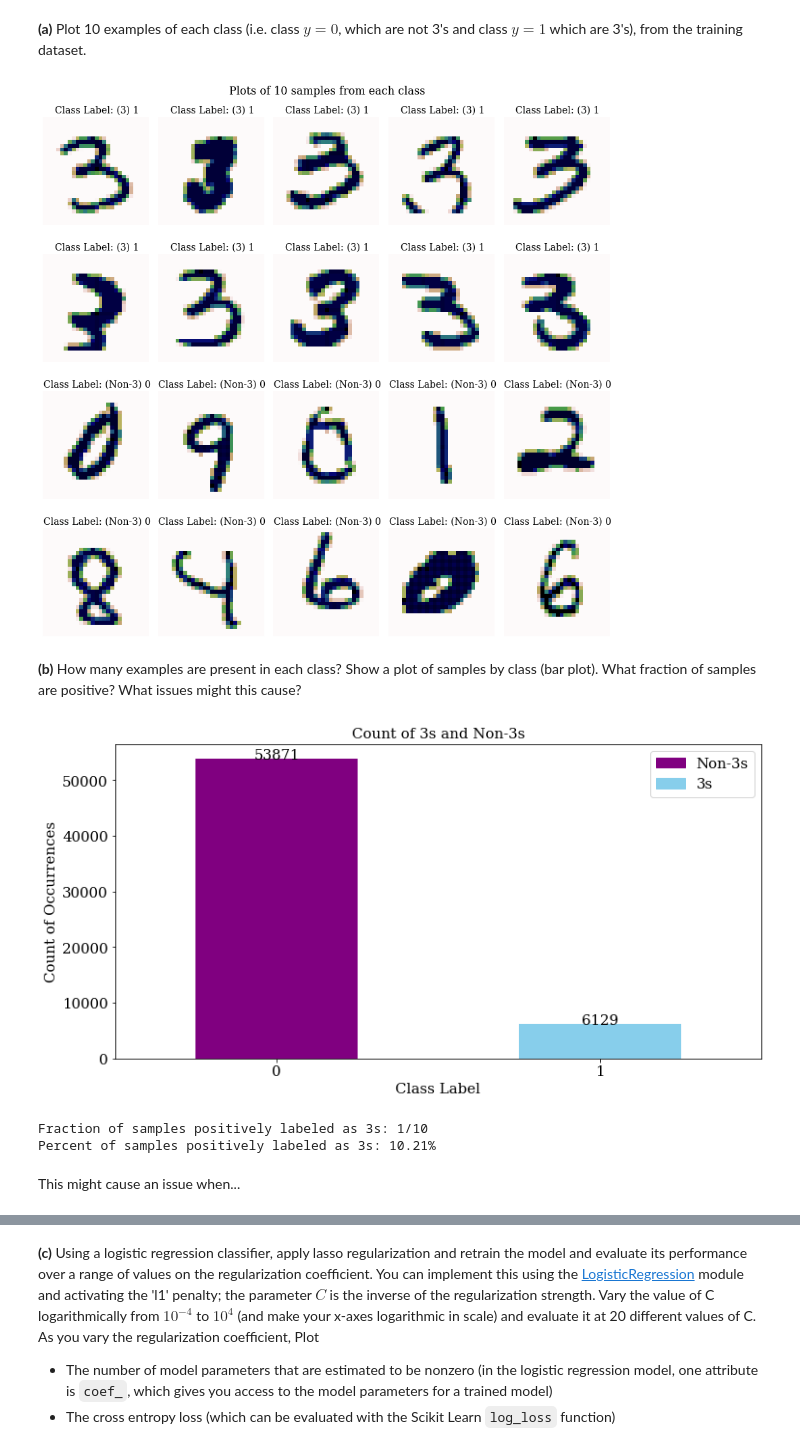
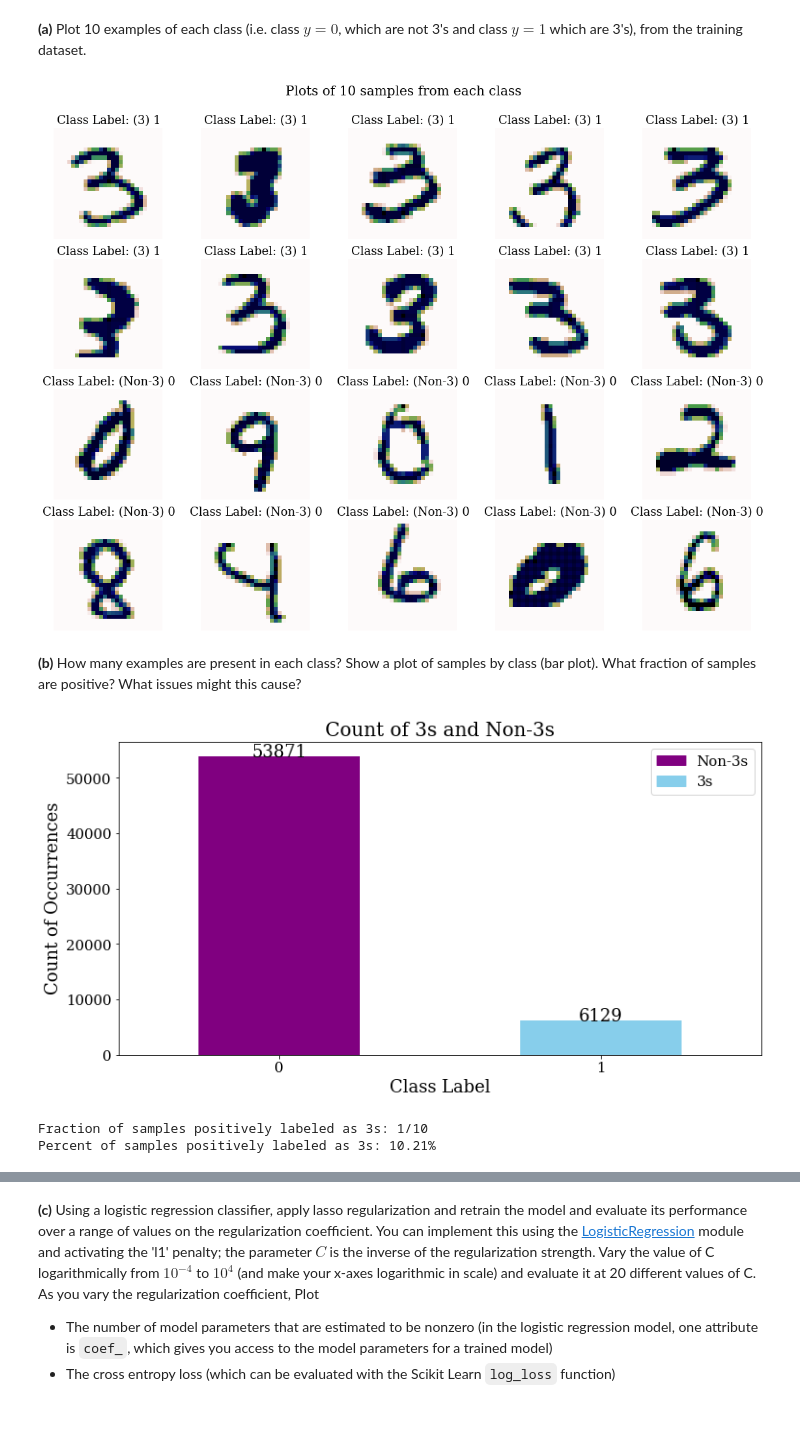
Before and after one commit to sdonatileach/Machine-Learning, a Jupyter notebook: Assignment_3.ipynb, the cells around one changed output, grey strips where cells are left out. Drawn from its saved outputs; the diff is of its cells as text; code cells hidden in the pictures; blank space fills up the shorter version.

```diff
--- a/Assignment_3.ipynb
+++ b/Assignment_3.ipynb
@@ -338,10 +351,12 @@ class Logistic_regression:
 # %%
-w= np.array([1,1,1])
+# prepare the data to be used in the model
+w= np.array([1,1,1]) # initializing the weights as 1, 1, 1
 X = data.iloc[:,:2].values
 y = data.iloc[:,2].values
+X_train, X_test, y_train, y_test = train_test_split(X,y,test_size=0.3
+    ,random_state=123)
 
-
-X_train, X_test, y_train, y_test = train_test_split(X,y,test_size=0.3,random_state=123)
+# initialize the model and prepare X for training and testing
 Sydneys_model = Logistic_regression()
 X_train_new = Sydneys_model.prepare_x(X_train)
 X_test_new = Sydneys_model.prepare_x(X_test)
@@ -381,0 +518,11 @@ for i in range(len(rates)):
+# %%
+# plot the roc curves
+fig, ax = plt.subplots(figsize=(18,12))
+plt.plot(lr_fpr,lr_tpr, label="Logistic Regression; AUC = %0.2f" % lr_roc_auc)
+plt.plot(knn_fpr,knn_tpr, label="KNN; AUC = %0.2f" % knn_roc_auc)
+plt.plot([0, 1], [0, 1], 'k--', label="Chance Diagonal; AUC = %0.2f" % 0.5)
+plt.xlabel("False Positive Rate", fontsize=16)
+plt.ylabel("True Positive Rate", fontsize=16)
+plt.title("ROC Curves for Logistic Regression and KNN", fontsize=20)
+plt.legend(loc='lower right', fontsize=16)
+plt.show
@@ -423,6 +573,8 @@ import pandas as pd
 # %%
-# Set this to True to download the data for the first time and False after the first time
-#   so that you just load the data locally instead
+# Load the MNIST Data
+# Set this to True to download the data for the first time
+# and False after the first time so that you just load the
+# data locally instead of downloading it again
 download_data = False
 
 if download_data:
@@ -435,7 +587,8 @@ if download_data:
     y = y.astype('int')
 
     # Divide the data intro a training and test split
-    X_train, X_test, y_train, y_test = train_test_split(X, y, test_size=1/7, random_state=88)
+    X_train, X_test, y_train, y_test = train_test_split(X, y, test_size=1/7
+        , random_state=88)
 
     file = open('tmpdata', 'wb')
     pickle.dump((X_train, X_test, y_train, y_test), file)
@@ -459,25 +612,27 @@ random_indices= random_indices3+random_indicesNon3
 sample_images = pd.DataFrame(X_train).loc[random_indices, :]
 sample_labels = pd.DataFrame(y_train).loc[random_indices]
 # %%
-fig = plt.figure(figsize=(12, 12))
+fig = plt.figure(figsize=(16, 12))
 for idx in range (len(random_indices)):
     im_idx=random_indices[idx]
     plottable_image = np.reshape(X_train[im_idx], (28, 28))
     ax = fig.add_subplot(4, 5, idx+1)
     ax.imshow(plottable_image, cmap='gist_earth_r')
     if sample_labels.iloc[idx][0]==1:
-        ax.set_title('Class Label: (3) {}'.format(sample_labels.iloc[idx][0]), fontsize=14)
+        ax.set_title('Class Label: (3) {}'.format(sample_labels.iloc[idx][0])
+        , fontsize=18)
     else:
-        ax.set_title('Class Label: (Non-3) {}'.format(sample_labels.iloc[idx][0]), fontsize=14)
+        ax.set_title('Class Label: (Non-3) {}'.format(sample_labels.iloc[idx][0])
+        , fontsize=18)
     ax.set_xbound([0,28])
     ax.set_xlabel("x")
     ax.set_ylabel("y")
     ax.axis('off')
-plt.suptitle('Plots of 10 samples from each class', fontsize=16)
+plt.suptitle('Plots of 10 samples from each class\n', fontsize=20)
 plt.tight_layout()
 plt.show()
 # %% [output]
-[figure, old version]
+[figure, new version]
 # %% [markdown]
 **(b)** How many examples are present in each class? Show a plot of samples by class (bar plot). What fraction of samples are positive? What issues might this cause?
 # %%
@@ -490,13 +646,13 @@ y_train_df[0].value_counts().plot(
     kind='bar'
     , figsize=(12,6), fontsize=15, color=['purple','skyblue']
     , rot=0)
-plt.title('Count of 3s and Non-3s', fontsize=15)
-plt.xlabel("Class Label", fontsize=15)
-plt.ylabel("Count of Occurrences", fontsize=15)
+plt.title('Count of 3s and Non-3s', fontsize=20)
+plt.xlabel("Class Label", fontsize=18)
+plt.ylabel("Count of Occurrences", fontsize=18)
 
 values = [y_train_df[0].value_counts()[0], y_train_df[0].value_counts()[1]]
 for index, data in enumerate(values):
-    plt.text(x=index , y =data, s=data , horizontalalignment='center', fontsize=15)
+    plt.text(x=index , y =data, s=data , horizontalalignment='center', fontsize=18)
 
 colors = {'Non-3s':'purple', '3s':'skyblue'}
 labels = list(colors.keys())
@@ -504,5 +660,5 @@ handles = [plt.Rectangle((0,0),1,1, color=colors[label]) for label in labels]
 plt.legend(handles, labels, loc='upper right', fontsize=15)
 plt.show()
 # %% [output]
-[figure, old version]
+[figure, new version]
 # %%
@@ -514,5 +672,3 @@ print('Percent of samples positively labeled as 3s: {:.02f}%'.format(percent_3s)
 # %% [output]
 Fraction of samples positively labeled as 3s: 1/10
 Percent of samples positively labeled as 3s: 10.21%
-# %% [markdown]
-This might cause an issue when...
```
Also changed, not shown: parts of 38 cells of this notebook.
